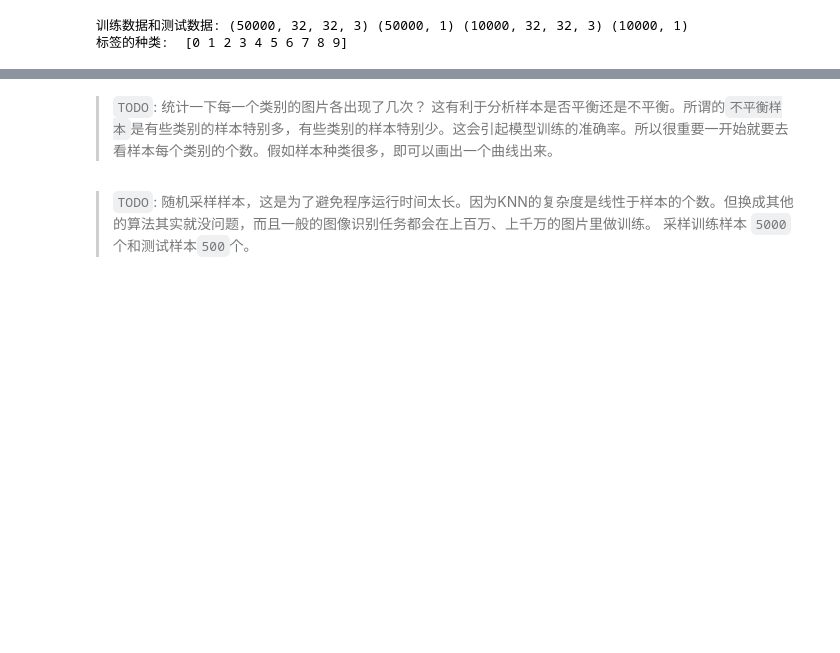
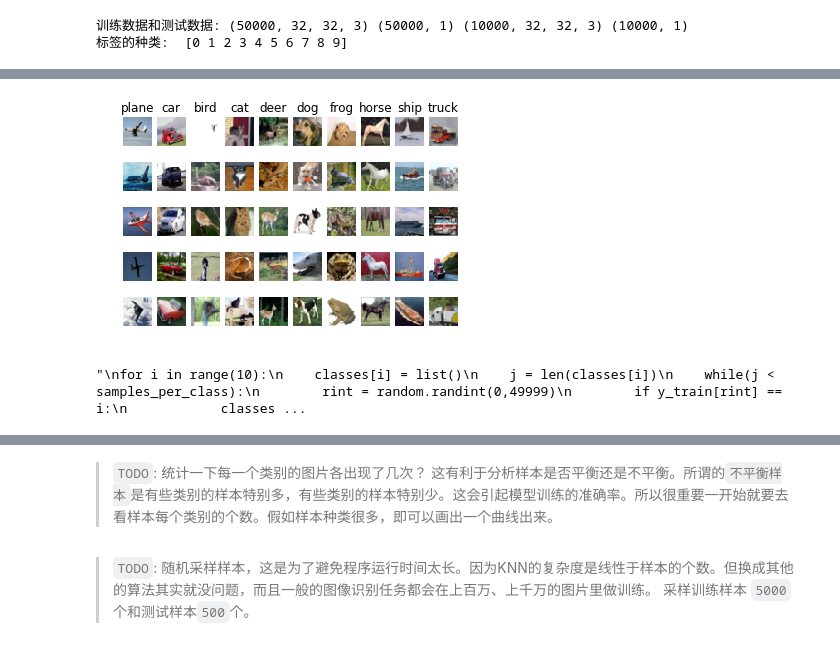
Before and after one commit to WayneMao/Machine_Learning, a Jupyter notebook: 3KNN_Images/starter_code.ipynb, the cells around one changed output, grey strips where cells are left out. Cells and saved outputs as stored; diff of their text form; code cells hidden in the pictures; blank space fills up the shorter version.

```diff
--- a/3KNN_Images/starter_code.ipynb
+++ b/3KNN_Images/starter_code.ipynb
@@ -57,13 +56,48 @@ print ("标签的种类: ", np.unique(y_train)) # 查看标签的个数以及标
 # %% [markdown]
 > `TODO`: 以下的代码需要完成：从训练数据抽取10个样本（每一个类别中随机抽取10个样本），并做展示。具体的效果图如下：
 <img src="https://github.com/WayneMao/ML/blob/master/3KNN_Images/images/pic1.png?raw=1" alt="drawing" width="300"/>
-# %%
-classes = ['plane', 'car', 'bird', 'cat', 'deer', 'dog', 'frog', 'horse', 'ship', 'truck']
-num_classes = len(classes)  # 样本种类的个数
-samples_per_class = 5       # 每一个类随机选择5个样本
-
-# TODO 图片展示部分的代码需要在这里完成。 hint:  plt.subplot函数以及 plt.imshow函数用来展示图片
-fig = plt.figure(figsize=(20,5))
-for i in range(36):
-    ax = fig.add_subplot(3, 12, i + 1, xticks=[], yticks=[])
-    ax.imshow(np.squeeze(x_train[i]))
+# %%
+classes = ['plane', 'car', 'bird', 'cat', 'deer', 'dog', 'frog', 'horse', 'ship', 'truck']
+num_classes = len(classes)  # 样本种类的个数
+samples_per_class = 5       # 每一个类随机选择5个样本
+
+# TODO 图片展示部分的代码需要在这里完成。 hint:  plt.subplot函数以及 plt.imshow函数用来展示图片
+
+def show_CIFAR10_samples(X_train, y_train):
+    """Show some sample images with classifications from the dataset."""
+    for y, cls in enumerate(classes): # 遍历，同时返回数据和下标
+        idxs = np.flatnonzero(y_train == y) #Return indices that are non-zero in the flattened version of a. 返回非零
+        idxs = np.random.choice(idxs, samples_per_class, replace=False)
+        for i, idx in enumerate(idxs):
+            plt_idx = i * len(classes) + y + 1
+            plt.subplot(samples_per_class, len(classes), plt_idx)
+            plt.imshow(X_train[idx].astype('uint8'))
+            plt.axis('off')
+            if i == 0:
+                plt.title(cls)
+    plt.show()
+show_CIFAR10_samples(X_train, y_train)
+
+'''
+for i in range(10): # 分类并随机
+    classes[i] = list()
+    j = len(classes[i])
+    while(j < samples_per_class):
+        rint = random.randint(0,49999)
+        if y_train[rint] == i:
+            classes[i].append(rint)
+        l1 = list(set(classes[i]))
+        j = len(l1)
+# for i in range(10):
+#     for j in range(5):
+#         n = classes[i][j]
+#         print(i,j)
+#         plt.subplot(5,10,i+j+1)
+#         plt.imshow(X_train[n]) #plt.imshow(X_train[n].astype('uint8'))
+#         plt.axis('off')
+
+# plt.show()
+'''
+# %% [output]
+[figure, added]
+"\nfor i in range(10):\n    classes[i] = list()\n    j = len(classes[i])\n    while(j < samples_per_class):\n        rint = random.randint(0,49999)\n        if y_train[rint] == i:\n            classes ...
```
Also changed, not shown: parts of 3 cells of this notebook.
